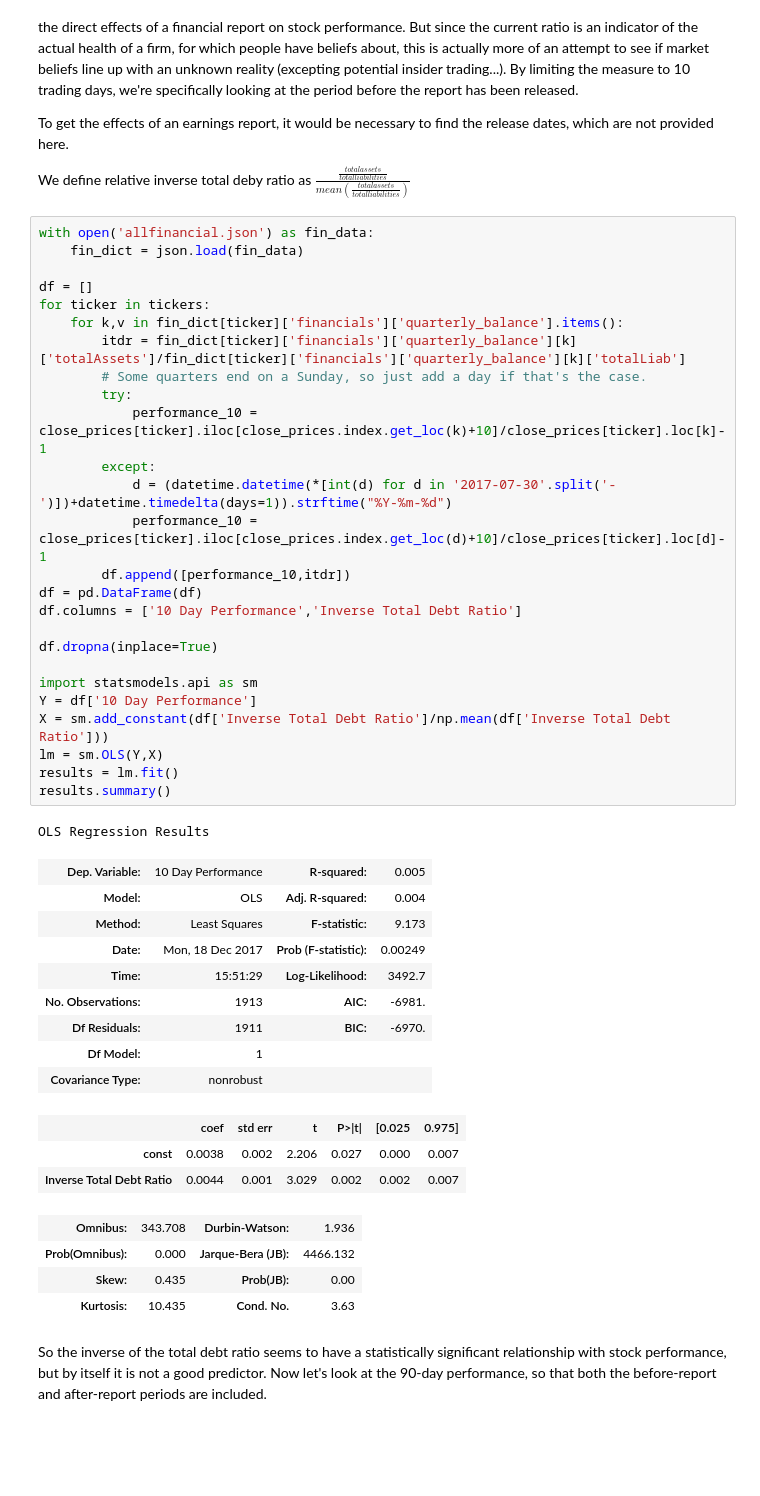
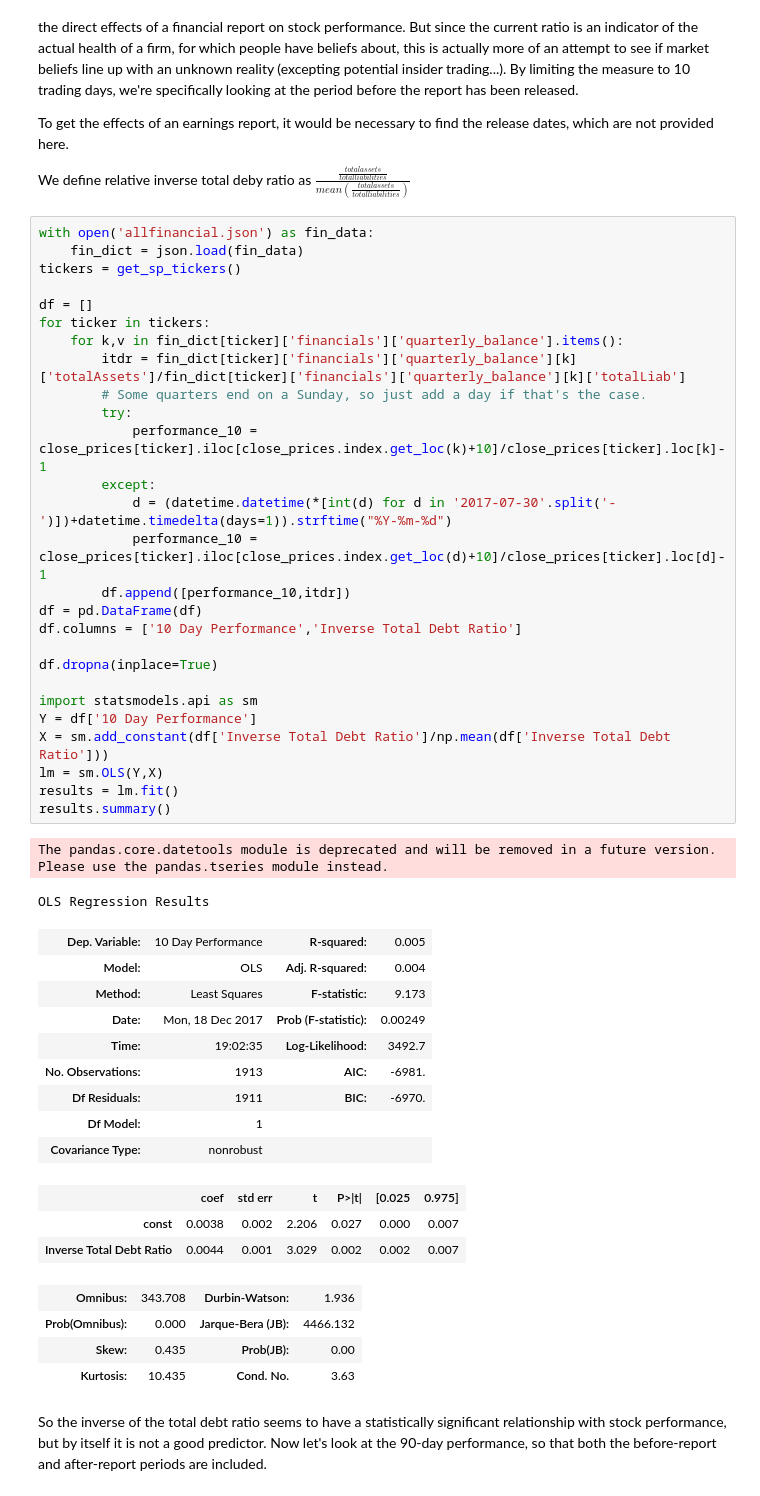
Before and after one commit to keithqu/dsp, a Jupyter notebook: spsummary.ipynb, the cells around one changed output. Drawn from its saved outputs; the diff is of its cells as text; blank space fills up the shorter version.

```diff
--- a/spsummary.ipynb
+++ b/spsummary.ipynb
@@ -470,36 +514,38 @@ We define relative inverse total deby ratio as $\frac{\frac{total assets}{total
 # %%
 with open('allfinancial.json') as fin_data:
     fin_dict = json.load(fin_data)
+tickers = get_sp_tickers()
 
 df = []
 for ticker in tickers:
     for k,v in fin_dict[ticker]['financials']['quarterly_balance'].items():
         itdr = fin_dict[ticker]['financials']['quarterly_balance'][k]['totalAssets']/fin_dict[ticker]['financials']['quarterly_balance'][k]['totalLiab']
         # Some quarters end on a Sunday, so just add a day if that's the case.
         try:
             performance_10 = close_prices[ticker].iloc[close_prices.index.get_loc(k)+10]/close_prices[ticker].loc[k]-1
         except:
             d = (datetime.datetime(*[int(d) for d in '2017-07-30'.split('-')])+datetime.timedelta(days=1)).strftime("%Y-%m-%d")
             performance_10 = close_prices[ticker].iloc[close_prices.index.get_loc(d)+10]/close_prices[ticker].loc[d]-1
         df.append([performance_10,itdr])
 df = pd.DataFrame(df)
 df.columns = ['10 Day Performance','Inverse Total Debt Ratio']
 
 df.dropna(inplace=True)
 
 import statsmodels.api as sm
 Y = df['10 Day Performance']
 X = sm.add_constant(df['Inverse Total Debt Ratio']/np.mean(df['Inverse Total Debt Ratio']))
 lm = sm.OLS(Y,X)
 results = lm.fit()
 results.summary()
 # %% [output]
-OLS Regression Results
+The pandas.core.datetools module is deprecated and will be removed in a future version. Please use the pandas.tseries module instead.
+OLS Regression Results
 | Dep. Variable: | 10 Day Performance | R-squared: | 0.005 |
 | Model: | OLS | Adj. R-squared: | 0.004 |
 | Method: | Least Squares | F-statistic: | 9.173 |
 | Date: | Mon, 18 Dec 2017 | Prob (F-statistic): | 0.00249 |
-| Time: | 15:51:29 | Log-Likelihood: | 3492.7 |
+| Time: | 19:02:35 | Log-Likelihood: | 3492.7 |
 | No. Observations: | 1913 | AIC: | -6981. |
 | Df Residuals: | 1911 | BIC: | -6970. |
 | Df Model: | 1 |  |  |
```
Also changed, not shown: parts of 17 cells of this notebook.
